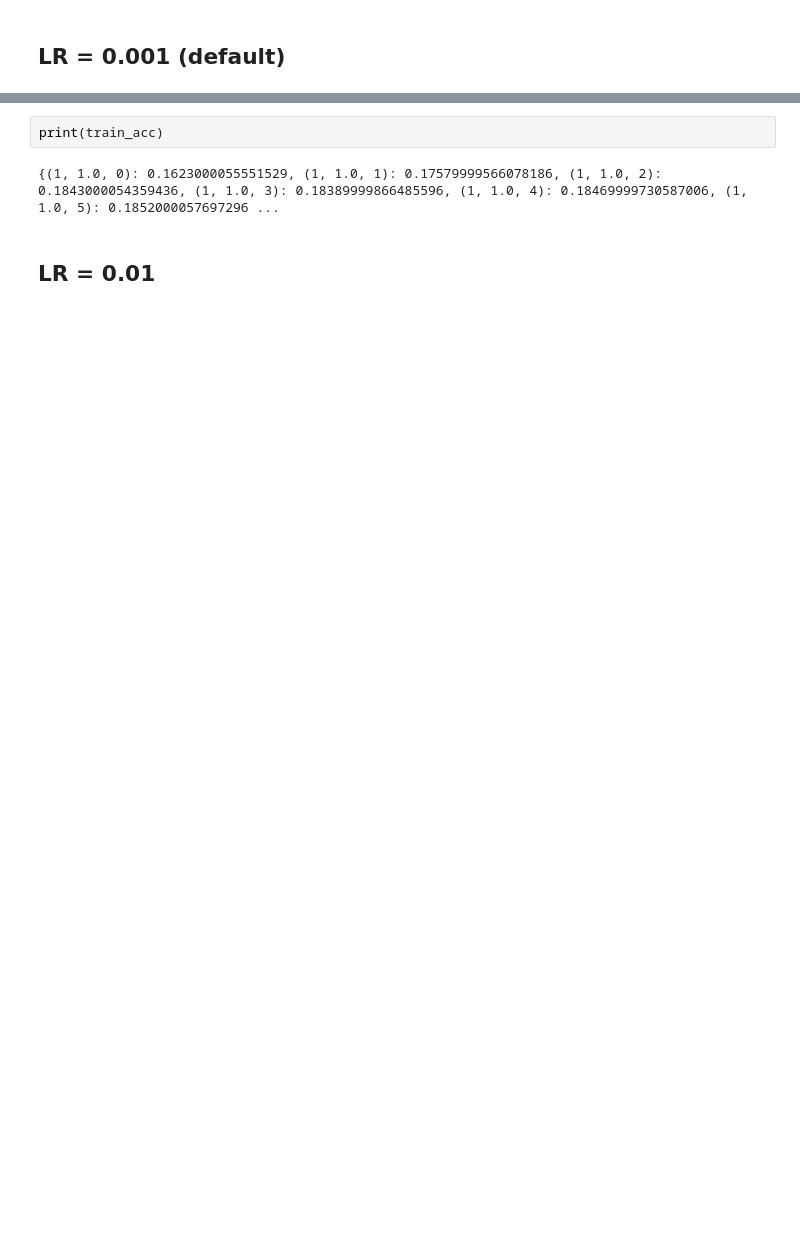
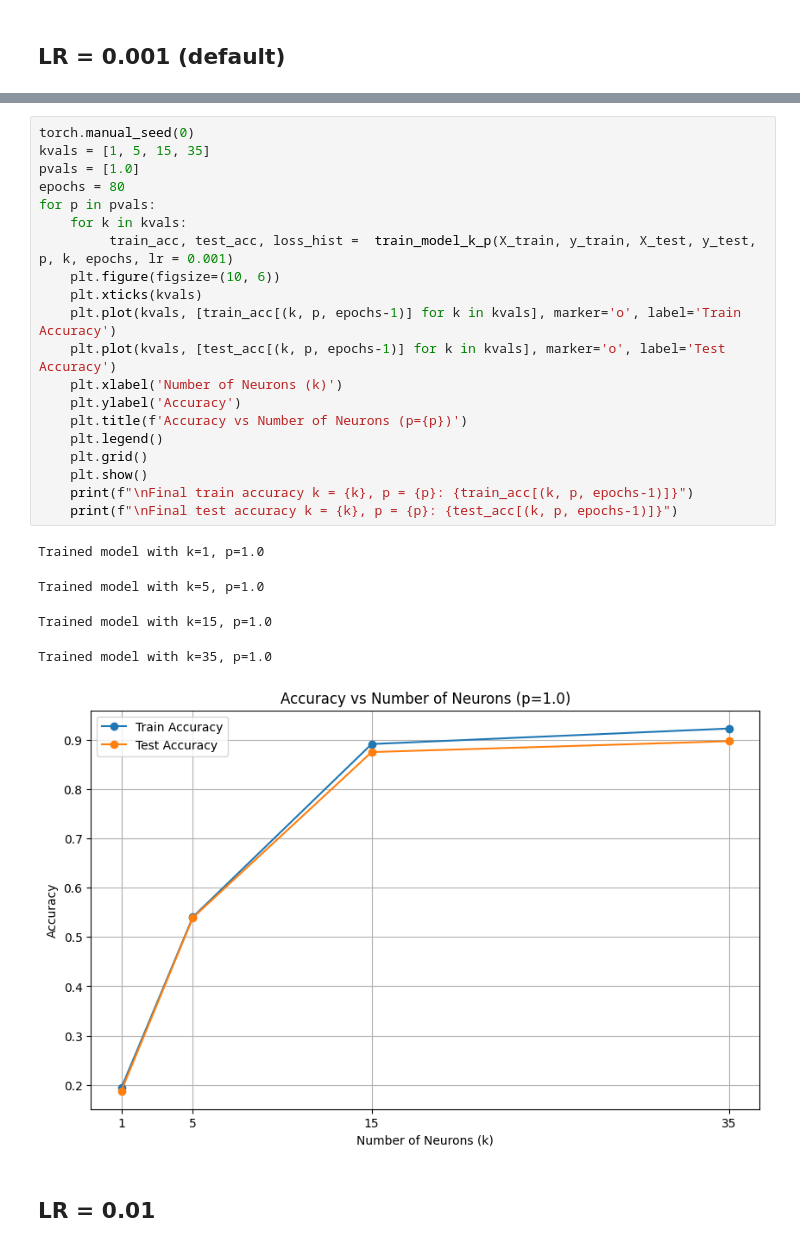
Before and after one commit to Vedant2100/w26, a Jupyter notebook: hw3.ipynb, the cells around one changed output, grey strips where cells are left out. Drawn from its saved outputs; the diff is of its cells as text; blank space fills up the shorter version.

```diff
--- a/hw3.ipynb
+++ b/hw3.ipynb
@@ -138,6 +111,28 @@ Trained model with k=35, p=1.0
-# %%
-print(train_acc)
-# %% [output]
-{(1, 1.0, 0): 0.1623000055551529, (1, 1.0, 1): 0.17579999566078186, (1, 1.0, 2): 0.1843000054359436, (1, 1.0, 3): 0.18389999866485596, (1, 1.0, 4): 0.18469999730587006, (1, 1.0, 5): 0.1852000057697296 ...
+# %%
+torch.manual_seed(0)
+kvals = [1, 5, 15, 35]
+pvals = [1.0]
+epochs = 80
+for p in pvals:
+    for k in kvals:
+         train_acc, test_acc, loss_hist =  train_model_k_p(X_train, y_train, X_test, y_test, p, k, epochs, lr = 0.001)
+    plt.figure(figsize=(10, 6))
+    plt.xticks(kvals)
+    plt.plot(kvals, [train_acc[(k, p, epochs-1)] for k in kvals], marker='o', label='Train Accuracy')
+    plt.plot(kvals, [test_acc[(k, p, epochs-1)] for k in kvals], marker='o', label='Test Accuracy')
+    plt.xlabel('Number of Neurons (k)')
+    plt.ylabel('Accuracy')
+    plt.title(f'Accuracy vs Number of Neurons (p={p})')
+    plt.legend()
+    plt.grid()
+    plt.show()
+    print(f"\nFinal train accuracy k = {k}, p = {p}: {train_acc[(k, p, epochs-1)]}")
+    print(f"\nFinal test accuracy k = {k}, p = {p}: {test_acc[(k, p, epochs-1)]}")
+# %% [output]
+Trained model with k=1, p=1.0
+Trained model with k=5, p=1.0
+Trained model with k=15, p=1.0
+Trained model with k=35, p=1.0
+[figure, added]
 # %% [markdown]
 ## LR = 0.01
```
Also changed, not shown: parts of 26 cells of this notebook.
